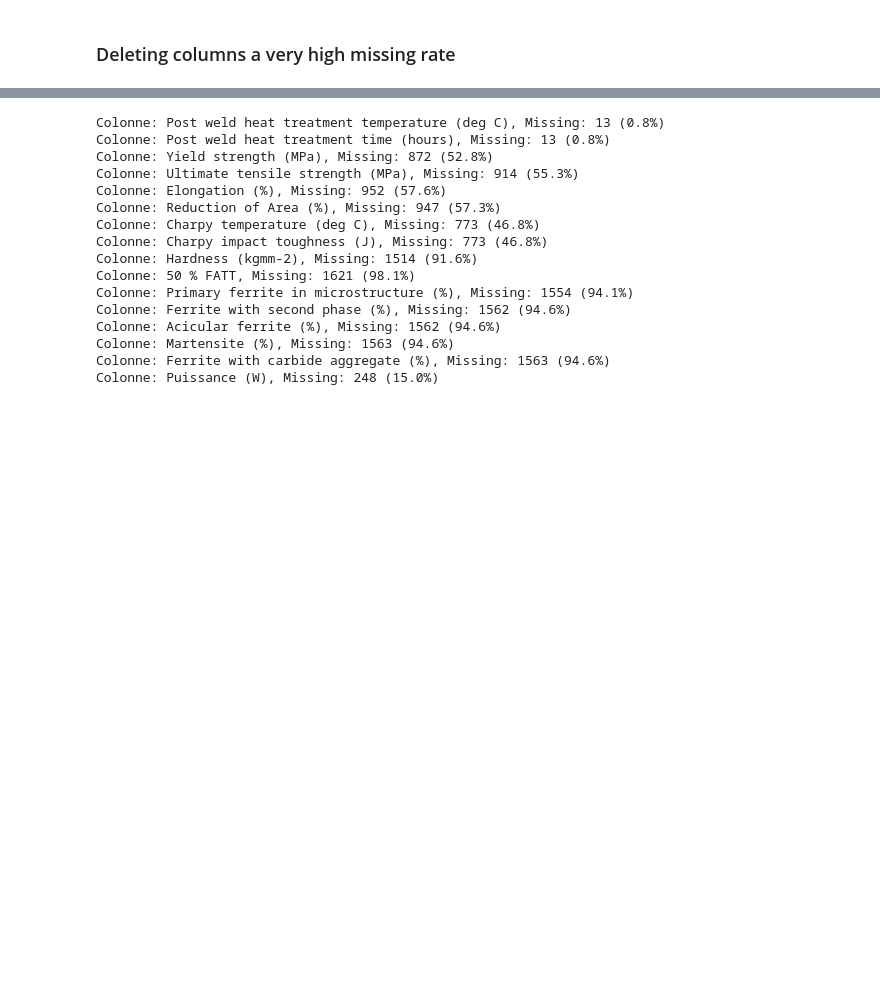
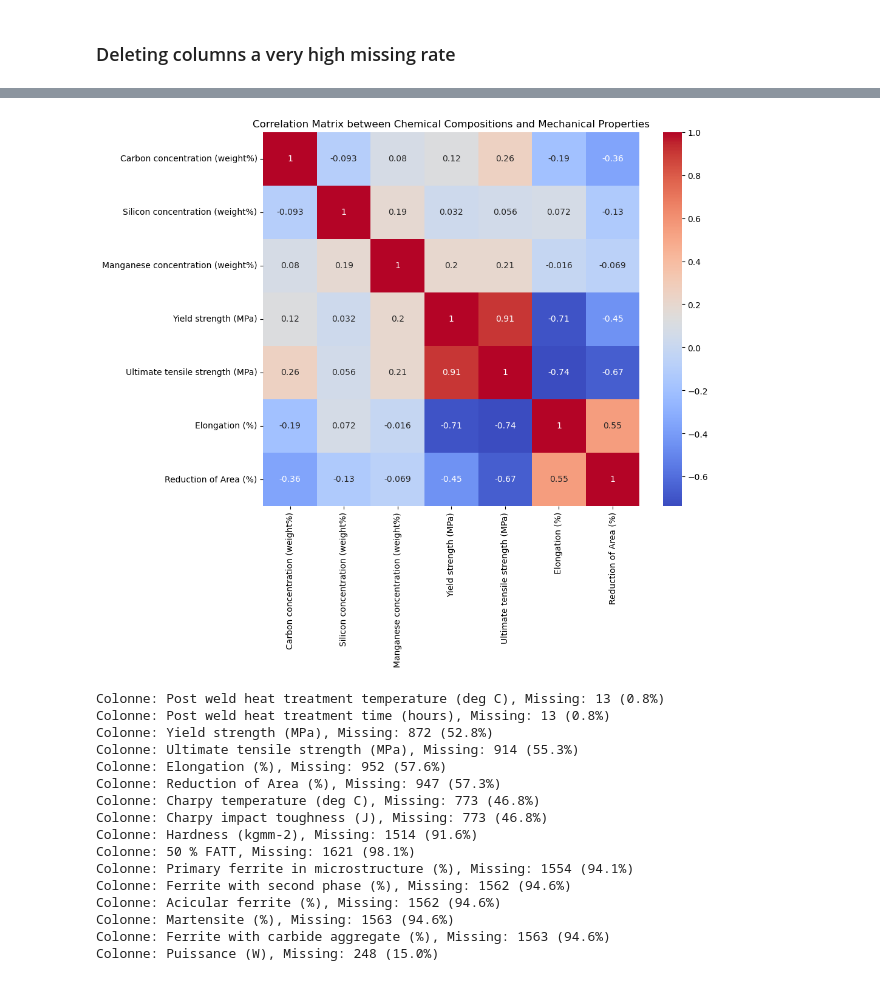
Before and after one commit to elbarhichi/Welding-Quality-Prediction, a Jupyter notebook: ML_project_imane.ipynb, the cells around one changed output, grey strips where cells are left out. Drawn from its saved outputs; the diff is of its cells as text; code cells hidden in the pictures; blank space fills up the shorter version.

```diff
--- a/ML_project_imane.ipynb
+++ b/ML_project_imane.ipynb
@@ -689,3 +699,12 @@ df1=df.copy()
+# %%
+# Heatmap for the correlation matrix between chemical compositions and mechanical properties
+corr = df[pairplot_columns].corr()
+plt.figure(figsize=(10, 8))
+sns.heatmap(corr, annot=True, cmap='coolwarm')
+plt.title('Correlation Matrix between Chemical Compositions and Mechanical Properties')
+plt.show()
+# %% [output]
+[figure, added]
 # %%
 compute_Nan(df1)
 # %% [output]
```
Also changed, not shown: parts of 9 cells of this notebook, 1 other file.
